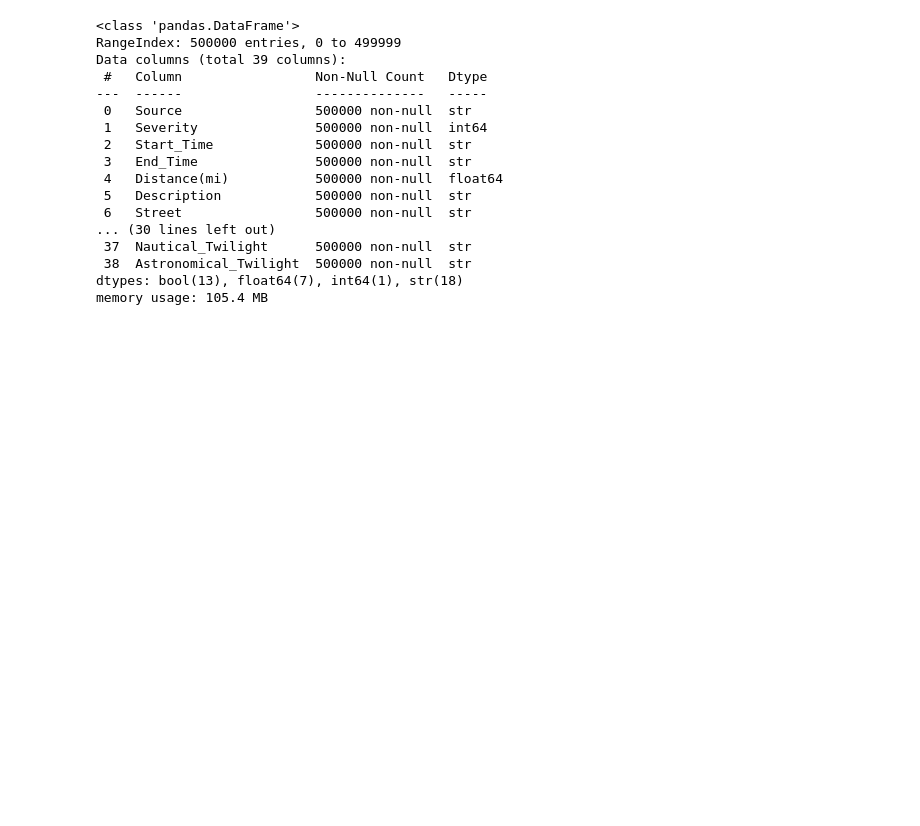
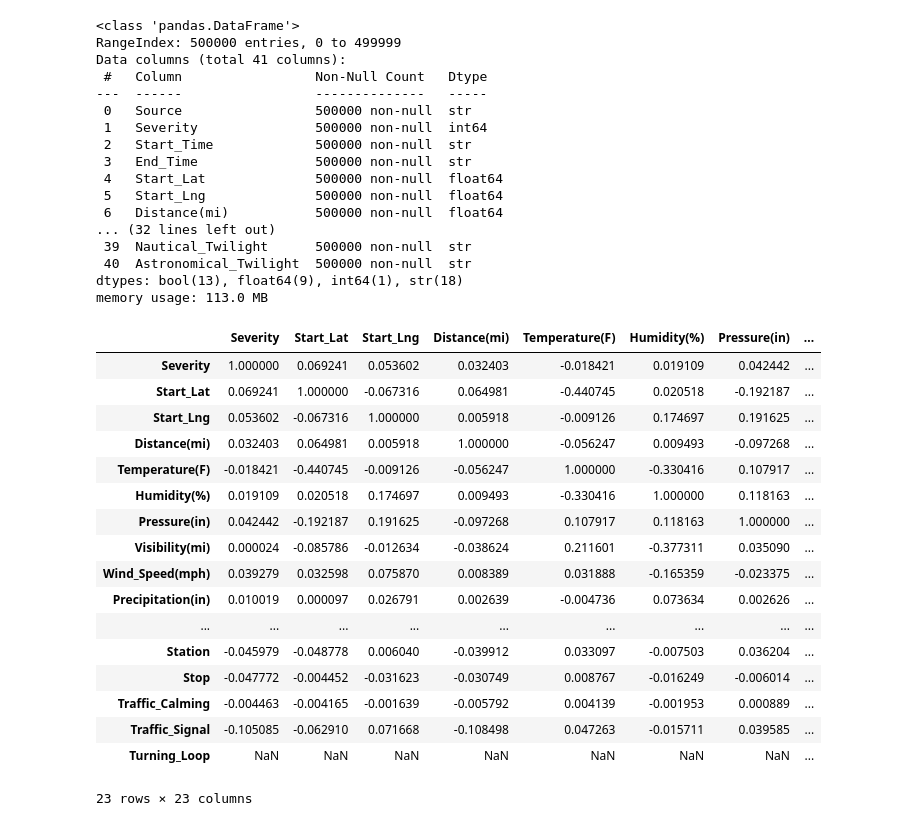
Before and after one commit to AnthonyP3N/Need4Speed-Datathon-2026, a Jupyter notebook: main.ipynb, the cells around one changed output. Saved outputs shown, nothing was run; the diff lists cells and outputs as text; code cells hidden in the pictures; blank space fills up the shorter version.

```diff
--- a/main.ipynb
+++ b/main.ipynb
@@ -19,7 +22,7 @@ df.describe()
 FILL_NA_VALUE = "NA"
 ZERO = 0
 # dropping and filling NA
-dfClean = df.drop(["ID", "Start_Lat", "Start_Lng", "End_Lat", "End_Lng", "Wind_Chill(F)", "Airport_Code"], axis=1)
+dfClean = df.drop(["ID", "End_Lat", "End_Lng", "Wind_Chill(F)", "Airport_Code"], axis=1)
 # fill string null will "NA"
 dfClean["Description"] = dfClean["Description"].fillna(FILL_NA_VALUE)
 dfClean["Street"] = dfClean["Street"].fillna(FILL_NA_VALUE)
@@ -46,18 +49,39 @@ dfClean.info()
 # %% [output]
 <class 'pandas.DataFrame'>
 RangeIndex: 500000 entries, 0 to 499999
-Data columns (total 39 columns):
+Data columns (total 41 columns):
  #   Column                 Non-Null Count   Dtype
 ---  ------                 --------------   -----
  0   Source                 500000 non-null  str
  1   Severity               500000 non-null  int64
  2   Start_Time             500000 non-null  str
  3   End_Time               500000 non-null  str
- 4   Distance(mi)           500000 non-null  float64
- 5   Description            500000 non-null  str
- 6   Street                 500000 non-null  str
-... (30 lines left out)
- 37  Nautical_Twilight      500000 non-null  str
- 38  Astronomical_Twilight  500000 non-null  str
-dtypes: bool(13), float64(7), int64(1), str(18)
-memory usage: 105.4 MB
+ 4   Start_Lat              500000 non-null  float64
+ 5   Start_Lng              500000 non-null  float64
+ 6   Distance(mi)           500000 non-null  float64
+... (32 lines left out)
+ 39  Nautical_Twilight      500000 non-null  str
+ 40  Astronomical_Twilight  500000 non-null  str
+dtypes: bool(13), float64(9), int64(1), str(18)
+memory usage: 113.0 MB
+# %%
+dfClean.corr(numeric_only=True)
+# %% [output]
+|  | Severity | Start_Lat | Start_Lng | Distance(mi) | Temperature(F) | Humidity(%) | Pressure(in) | ... |
+| Severity | 1.000000 | 0.069241 | 0.053602 | 0.032403 | -0.018421 | 0.019109 | 0.042442 | ... |
+| Start_Lat | 0.069241 | 1.000000 | -0.067316 | 0.064981 | -0.440745 | 0.020518 | -0.192187 | ... |
+| Start_Lng | 0.053602 | -0.067316 | 1.000000 | 0.005918 | -0.009126 | 0.174697 | 0.191625 | ... |
+| Distance(mi) | 0.032403 | 0.064981 | 0.005918 | 1.000000 | -0.056247 | 0.009493 | -0.097268 | ... |
+| Temperature(F) | -0.018421 | -0.440745 | -0.009126 | -0.056247 | 1.000000 | -0.330416 | 0.107917 | ... |
+| Humidity(%) | 0.019109 | 0.020518 | 0.174697 | 0.009493 | -0.330416 | 1.000000 | 0.118163 | ... |
+| Pressure(in) | 0.042442 | -0.192187 | 0.191625 | -0.097268 | 0.107917 | 0.118163 | 1.000000 | ... |
+| Visibility(mi) | 0.000024 | -0.085786 | -0.012634 | -0.038624 | 0.211601 | -0.377311 | 0.035090 | ... |
+| Wind_Speed(mph) | 0.039279 | 0.032598 | 0.075870 | 0.008389 | 0.031888 | -0.165359 | -0.023375 | ... |
+| Precipitation(in) | 0.010019 | 0.000097 | 0.026791 | 0.002639 | -0.004736 | 0.073634 | 0.002626 | ... |
+| ... | ... | ... | ... | ... | ... | ... | ... | ... |
+| Station | -0.045979 | -0.048778 | 0.006040 | -0.039912 | 0.033097 | -0.007503 | 0.036204 | ... |
+| Stop | -0.047772 | -0.004452 | -0.031623 | -0.030749 | 0.008767 | -0.016249 | -0.006014 | ... |
+| Traffic_Calming | -0.004463 | -0.004165 | -0.001639 | -0.005792 | 0.004139 | -0.001953 | 0.000889 | ... |
+| Traffic_Signal | -0.105085 | -0.062910 | 0.071668 | -0.108498 | 0.047263 | -0.015711 | 0.039585 | ... |
+| Turning_Loop | NaN | NaN | NaN | NaN | NaN | NaN | NaN | ... |
+23 rows × 23 columns
```
Also changed, not shown: parts of 19 cells of this notebook.
